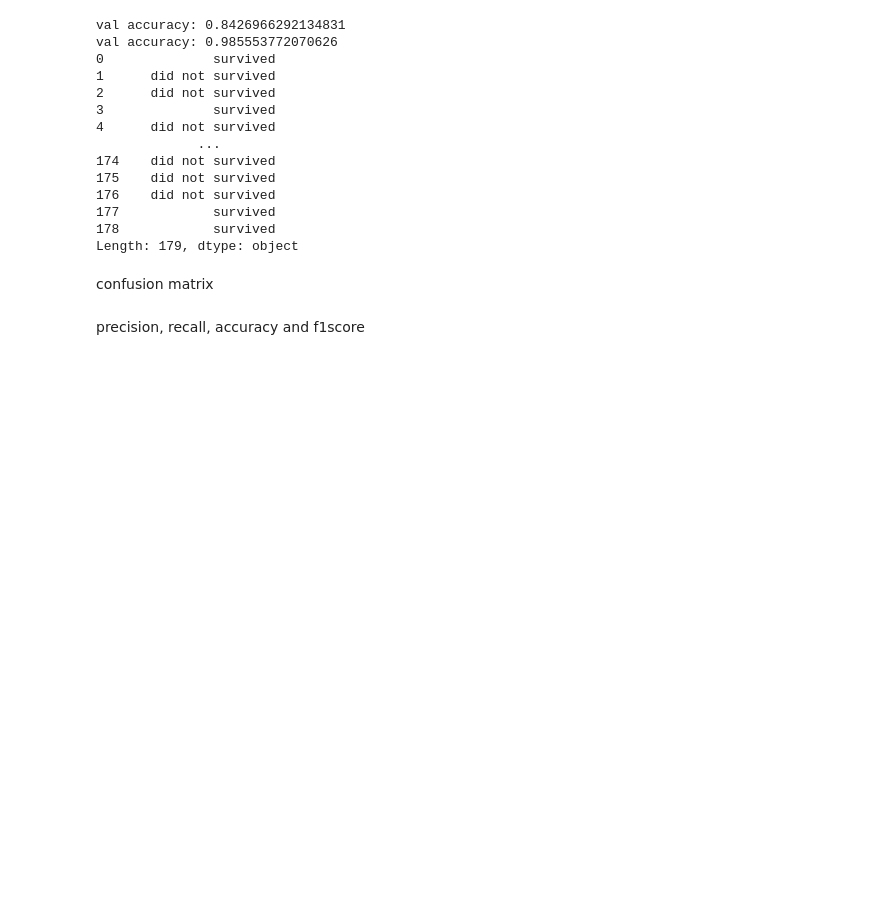
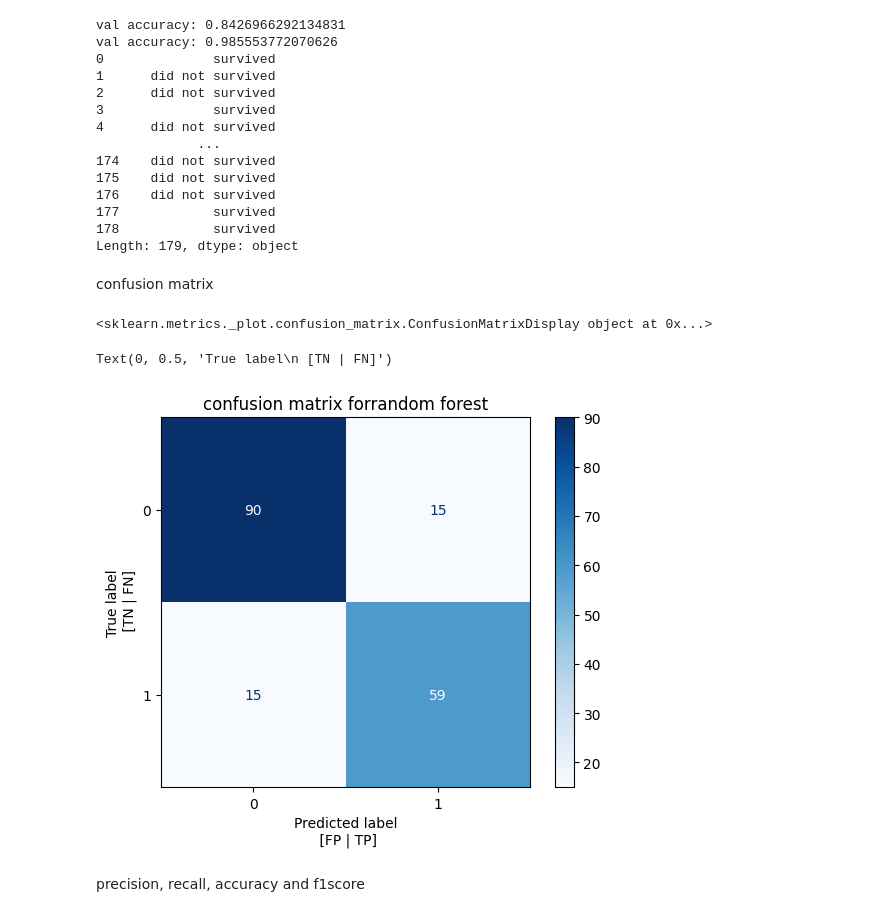
Before and after one commit to Boss-diamond/titanic-survival-model, a Jupyter notebook: titanic.ipynb, the cells around one changed output. Drawn from its saved outputs; the diff is of its cells as text; code cells hidden in the pictures; blank space fills up the shorter version.

```diff
--- a/titanic.ipynb
+++ b/titanic.ipynb
@@ -202,6 +214,15 @@ confusion matrix
 # %%
 cmrf = confusion_matrix(y_test,y_pred_rf)
 disprf = ConfusionMatrixDisplay(confusion_matrix=cmrf)
+print(disprf)
+disprf.plot(cmap='Blues' )
+plt.title('confusion matrix forrandom forest')
+disprf.ax_.set_xlabel('Predicted label\n [FP | TP]')
+disprf.ax_.set_ylabel('True label\n [TN | FN]')
+# %% [output]
+<sklearn.metrics._plot.confusion_matrix.ConfusionMatrixDisplay object at 0x...>
+Text(0, 0.5, 'True label\n [TN | FN]')
+[figure, added]
 # %% [markdown]
 precision, recall, accuracy and f1score
 # %%
```
Also changed, not shown: parts of 11 cells of this notebook.
